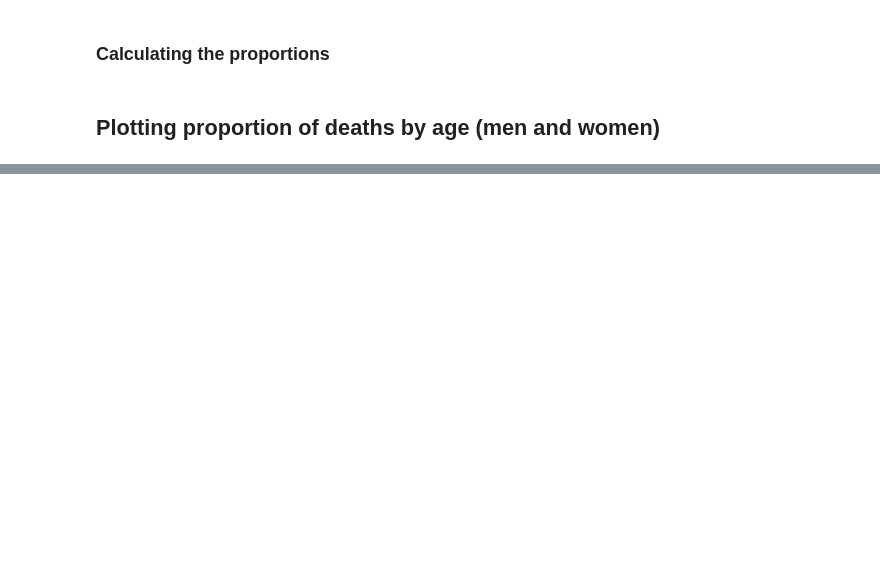
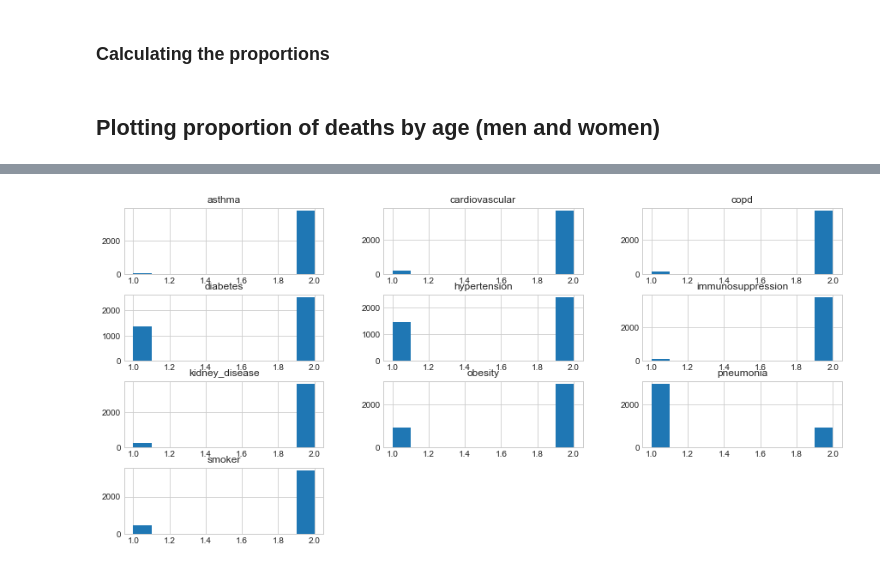
Before and after one commit to mesielepush/Covid19-Mexico-Data-Analysis-Jupyter-Notebook, a Jupyter notebook: MexicoCovidDescriptiveGeneral.ipynb, the cells around one changed output, grey strips where cells are left out. Cells and saved outputs as stored; diff of their text form; code cells hidden in the pictures; blank space fills up the shorter version.

```diff
--- a/MexicoCovidDescriptiveGeneral.ipynb
+++ b/MexicoCovidDescriptiveGeneral.ipynb
@@ -881,3 +737,7 @@ p_v
+# %%
+woman_deceased_illness.hist();
+# %% [output]
+[figure, added]
 # %%
 edad = X['EDAD']
 y = [1 if x == '9999-99-99' else 0 for x in X['FECHA_DEF']]
```
Also changed, not shown: parts of 109 cells of this notebook, 1 other file.
